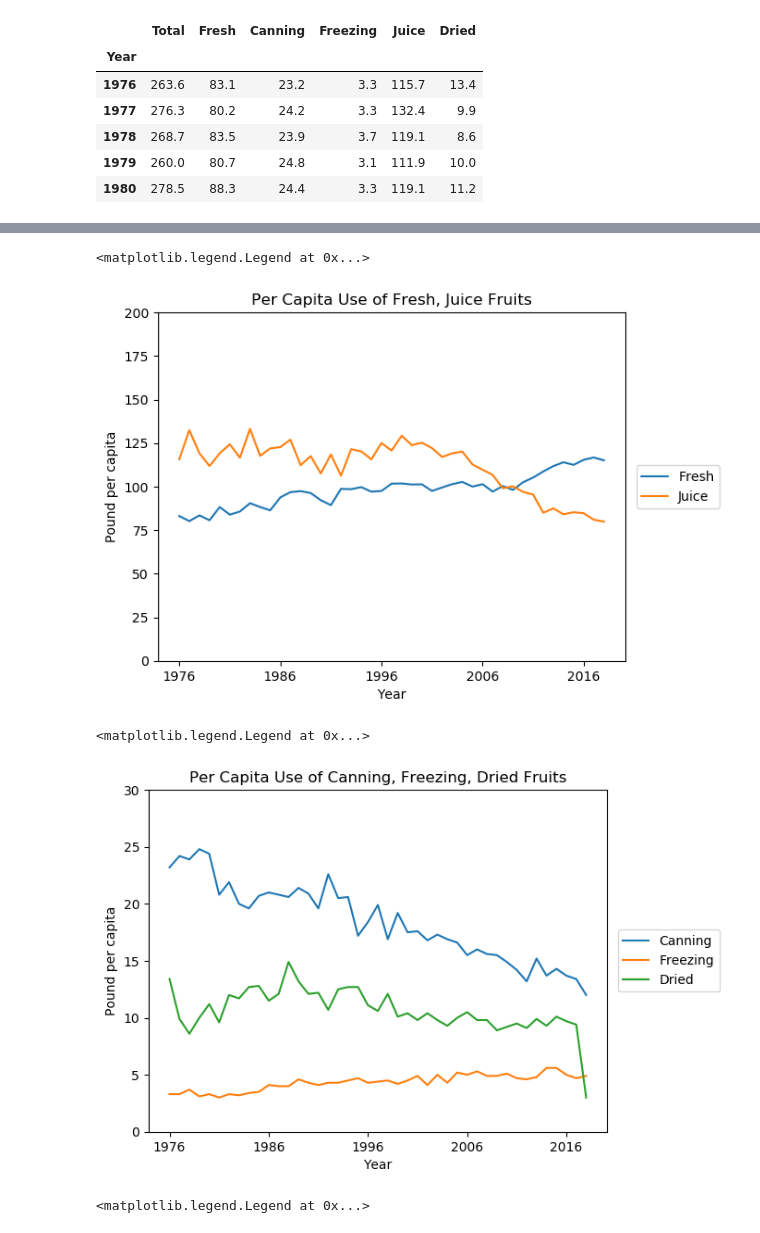
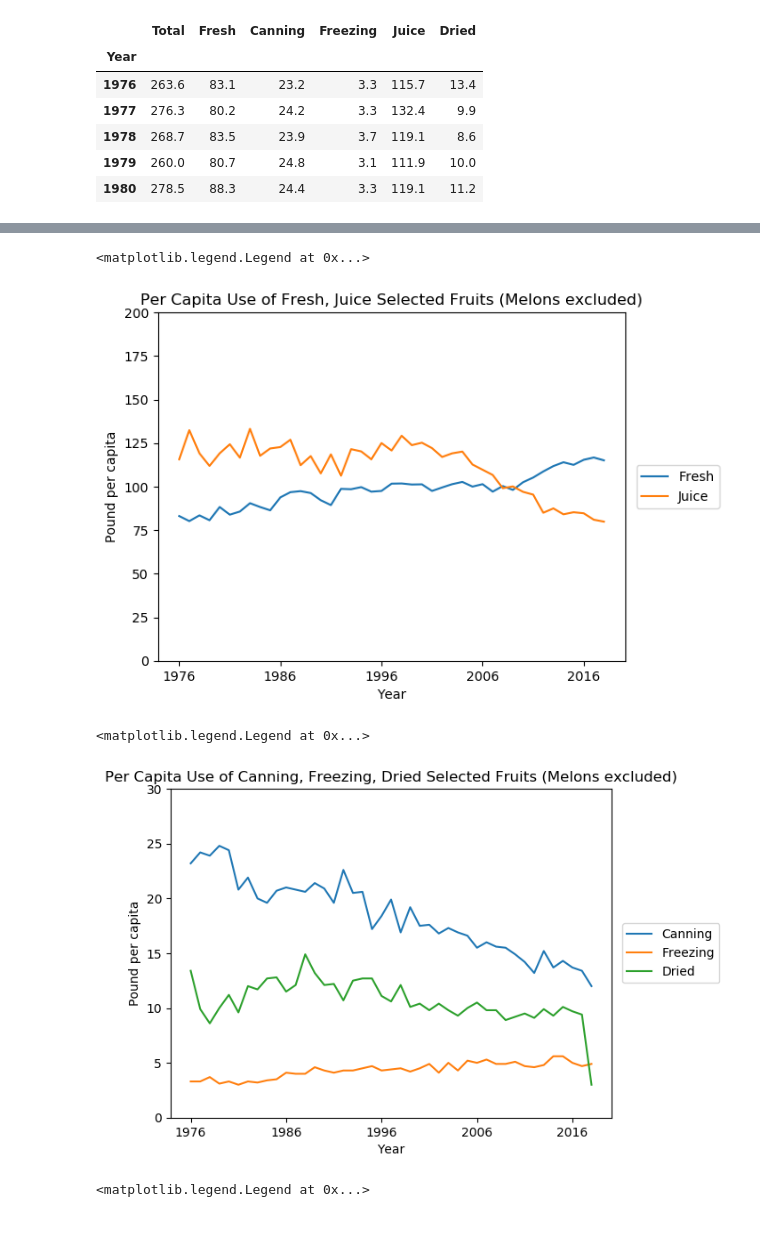
Before and after one commit to haoyuzhang89/w200-Project-US-Diet-Trends-1970-to-2019, a Jupyter notebook: Fruit/Generak Fruit Table A.ipynb, the cells around one changed output, grey strips where cells are left out. Saved outputs shown, nothing was run; the diff lists cells and outputs as text; code cells hidden in the pictures.

Commit message:
Fruit - 8/5 am Haoyu

```diff
--- a/Fruit/Generak Fruit Table A.ipynb
+++ b/Fruit/Generak Fruit Table A.ipynb
@@ -148,7 +163,7 @@ plt.legend(bbox_to_anchor=(1.01, 0.5), loc = "center left")
 fresh_juice = total_yr[['Fresh','Juice']]
 fresh_juice.plot()
 
-plt.title("Per Capita Use of Fresh, Juice Fruits")
+plt.title("Per Capita Use of Fresh, Juice Selected Fruits (Melons excluded)")
 
 plt.ylabel("Pound per capita")
 plt.ylim(0, 200)
@@ -156,20 +171,20 @@ plt.ylim(0, 200)
 plt.legend(bbox_to_anchor=(1.01, 0.5), loc = "center left")
 # %% [output]
 <matplotlib.legend.Legend at 0x...>
-[figure, old version]
+[figure, new version]
 # %%
 Can_Dri = total_yr[['Canning','Freezing','Dried']]
 Can_Dri.plot()
 
-plt.title("Per Capita Use of Canning, Freezing, Dried Fruits")
+plt.title("Per Capita Use of Canning, Freezing, Dried Selected Fruits (Melons excluded)")
 
 plt.ylabel("Pound per capita")
 plt.ylim(0, 30)
 
 plt.legend(bbox_to_anchor=(1.01, 0.5), loc = "center left")
 # %% [output]
 <matplotlib.legend.Legend at 0x...>
-[figure, old version]
+[figure, new version]
 # %%
 total_yr["In refrigerator"] = total_yr.Fresh + total_yr.Freezing + total_yr.Juice
 total_yr["Out refrigerator"] = total_yr.Canning + total_yr.Dried
```
Also changed, not shown: parts of 9 cells of this notebook, 3 other files.
